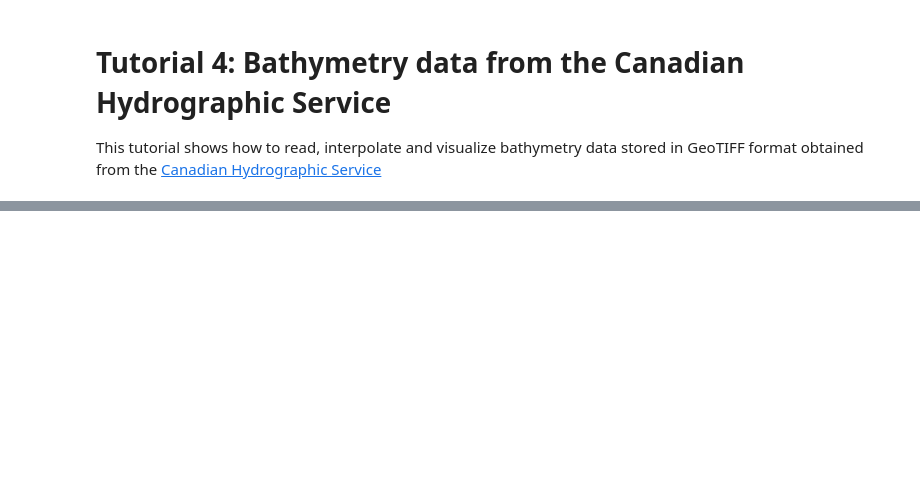
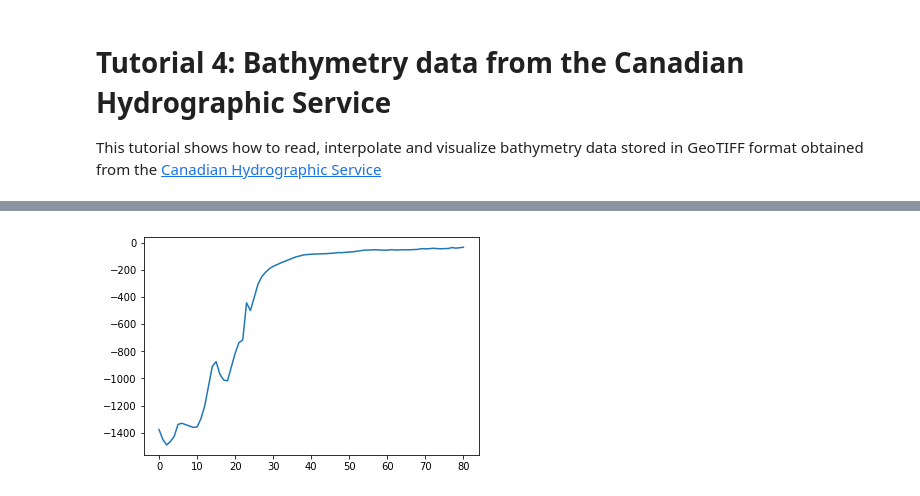
Before and after one commit to cxzhangqi/kadlu, a Jupyter notebook: docs/demo_notebooks/CHS.ipynb, the cells around one changed output, grey strips where cells are left out. Cells and saved outputs as stored; diff of their text form; code cells hidden in the pictures; blank space fills up the shorter version.

```diff
--- a/docs/demo_notebooks/CHS.ipynb
+++ b/docs/demo_notebooks/CHS.ipynb
@@ -24,0 +30,12 @@ plt.show()
+# %%
+from kadlu.bathy_reader import LatLon
+
+# get a 70-km long, 1D slice, following a straight line,
+# in a NW direction, starting from the center of the map
+slice = interp.slice(angle=135, distance=70E3, origin=LatLon(43.5,-119.5))
+
+# plot the slice
+plt.plot(slice)
+plt.show()
+# %% [output]
+[figure, added]
```
Also changed, not shown: parts of 2 cells of this notebook, 4 other files.
